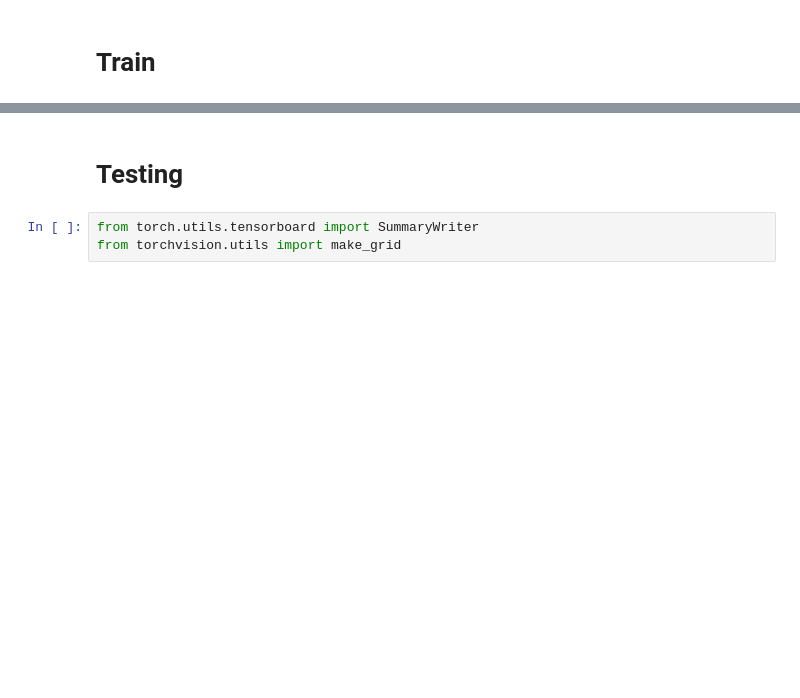
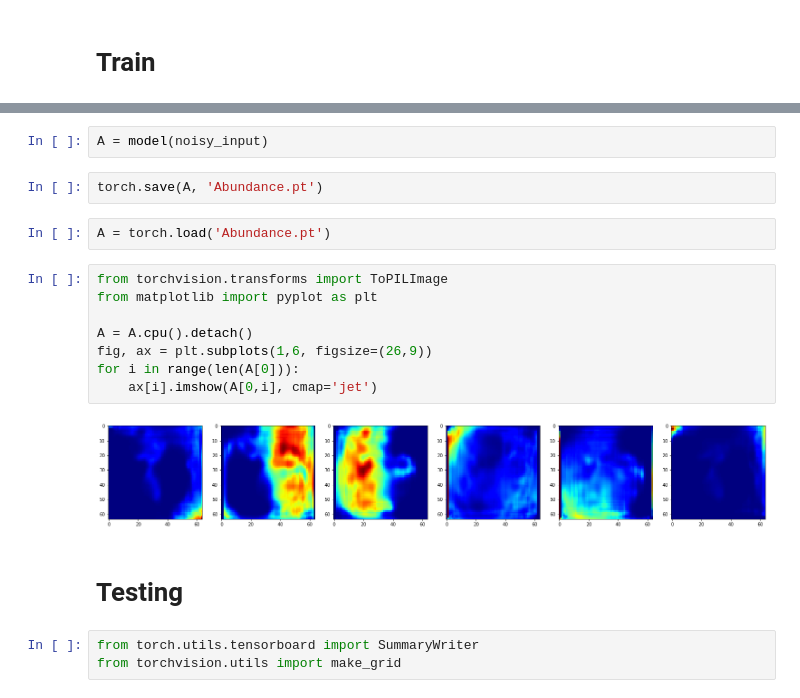
Before and after one commit to SolidusAbi/HySpecLab, a Jupyter notebook: notebooks/unmixing/UnDIP.ipynb, the cells around one changed output, grey strips where cells are left out. Saved outputs shown, nothing was run; the diff lists cells and outputs as text; blank space fills up the shorter version.

```diff
--- a/notebooks/unmixing/UnDIP.ipynb
+++ b/notebooks/unmixing/UnDIP.ipynb
@@ -174,3 +175,19 @@ for epoch in epoch_iterator:
+# %%
+A = model(noisy_input)
+# %%
+torch.save(A, 'Abundance.pt')
+# %%
+A = torch.load('Abundance.pt')
+# %%
+from torchvision.transforms import ToPILImage
+from matplotlib import pyplot as plt
+
+A = A.cpu().detach()
+fig, ax = plt.subplots(1,6, figsize=(26,9))
+for i in range(len(A[0])):
+    ax[i].imshow(A[0,i], cmap='jet')
+# %% [output]
+[figure, added]
 # %% [markdown]
 # Testing
 # %%
```
Also changed, not shown: parts of 3 cells of this notebook, 1 other file.
